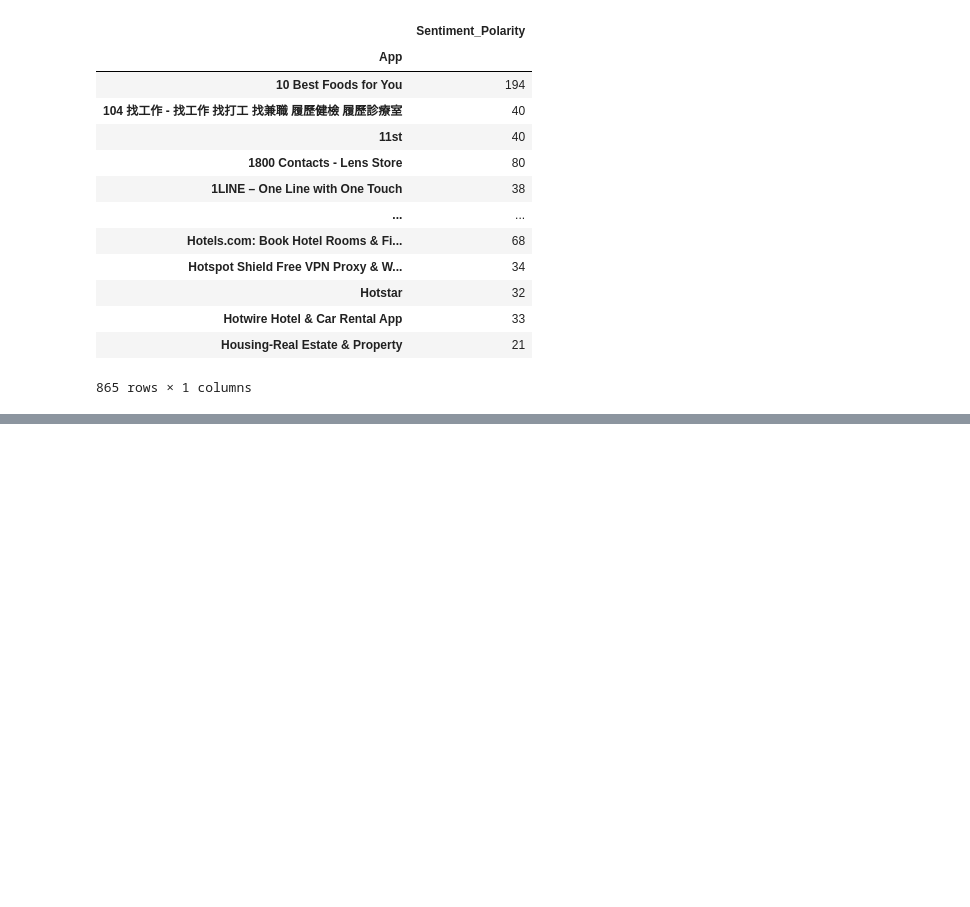
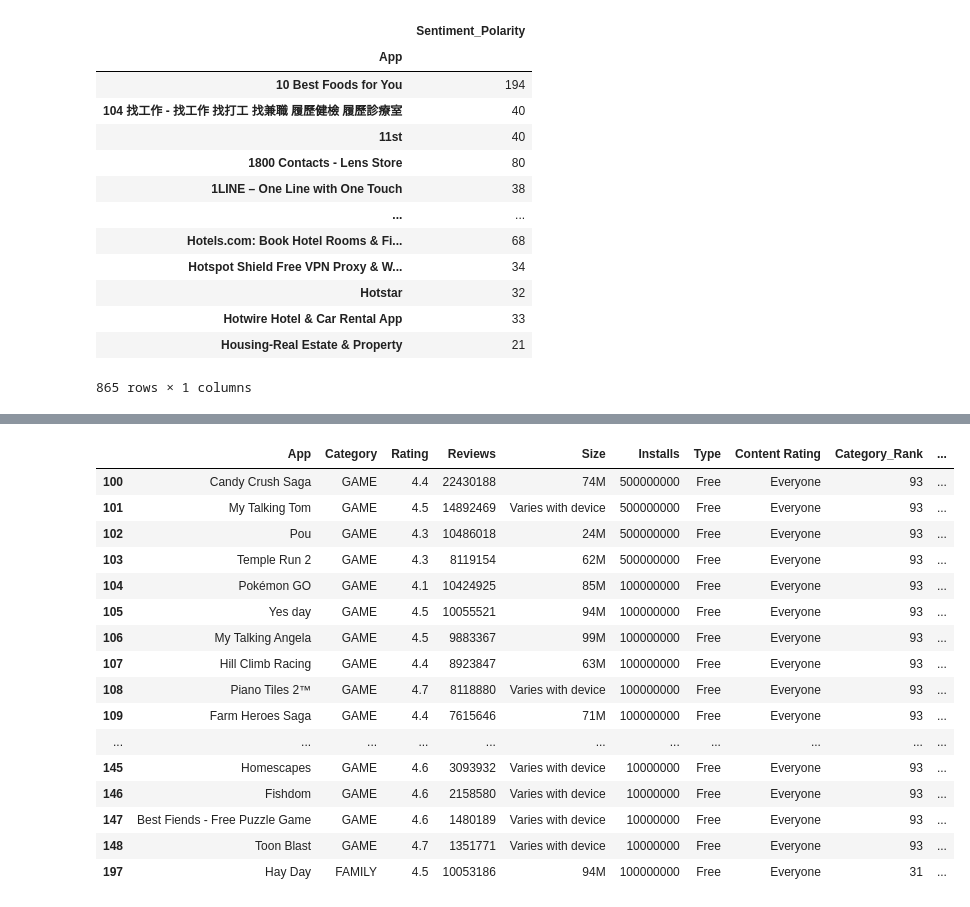
Before and after one commit to infoshareacademy/jdszr6-grupa-bez-nazwy, a Jupyter notebook: Python_project/Develop.ipynb, the cells around one changed output, grey strips where cells are left out. Cells and saved outputs as stored; diff of their text form; code cells hidden in the pictures; blank space fills up the shorter version.

Commit message:
pre-eleminary total counts for most popular application - scorecard

```diff
--- a/Python_project/Develop.ipynb
+++ b/Python_project/Develop.ipynb
@@ -90,3 +78,6 @@ d.iloc[:,:2].sort_values(["App"], ascending=False)
 | 2 | ENTERTAINMENT | 2 |
 | 9 | NEWS_AND_MAGAZINES | 1 |
 | 7 | LIFESTYLE | 1 |
+# %%
+file  = pd.merge(pop, cat_rank, on='Category')
+file
@@ -100,3 +107,6 @@ d.iloc[:,:2].sort_values(["App"], ascending=False)
 | 3 | Teen | 64 |
 | 1 | Everyone 10+ | 21 |
 | 2 | Mature 17+ | 14 |
+# %%
+file  = pd.merge(file, content_rank, on='Content Rating')
+file
@@ -179,0 +237,6 @@ final_file.fillna(0)
+# %%
+suma = file['Category_Rank'] + file['Content_Rank']
+total_2 = pd.Series(suma)
+frame_2 = {'Total':total_2}
+total_frame_2 = pd.DataFrame(frame_2)
+total_frame_2
@@ -179,0 +257,22 @@ final_file.fillna(0)
+# %%
+file['Total'] = total_frame_2
+file.sort_values(['Total', 'Installs', 'Reviews'], ascending=False).iloc[:50]
+#dopiero 50 apka ma inny total
+# %% [output]
+|  | App | Category | Rating | Reviews | Size | Installs | Type | Content Rating | Category_Rank | ... |
+| 100 | Candy Crush Saga | GAME | 4.4 | 22430188 | 74M | 500000000 | Free | Everyone | 93 | ... |
+| 101 | My Talking Tom | GAME | 4.5 | 14892469 | Varies with device | 500000000 | Free | Everyone | 93 | ... |
+| 102 | Pou | GAME | 4.3 | 10486018 | 24M | 500000000 | Free | Everyone | 93 | ... |
+| 103 | Temple Run 2 | GAME | 4.3 | 8119154 | 62M | 500000000 | Free | Everyone | 93 | ... |
+| 104 | Pokémon GO | GAME | 4.1 | 10424925 | 85M | 100000000 | Free | Everyone | 93 | ... |
+| 105 | Yes day | GAME | 4.5 | 10055521 | 94M | 100000000 | Free | Everyone | 93 | ... |
+| 106 | My Talking Angela | GAME | 4.5 | 9883367 | 99M | 100000000 | Free | Everyone | 93 | ... |
+| 107 | Hill Climb Racing | GAME | 4.4 | 8923847 | 63M | 100000000 | Free | Everyone | 93 | ... |
+| 108 | Piano Tiles 2™ | GAME | 4.7 | 8118880 | Varies with device | 100000000 | Free | Everyone | 93 | ... |
+| 109 | Farm Heroes Saga | GAME | 4.4 | 7615646 | 71M | 100000000 | Free | Everyone | 93 | ... |
+| ... | ... | ... | ... | ... | ... | ... | ... | ... | ... | ... |
+| 145 | Homescapes | GAME | 4.6 | 3093932 | Varies with device | 10000000 | Free | Everyone | 93 | ... |
+| 146 | Fishdom | GAME | 4.6 | 2158580 | Varies with device | 10000000 | Free | Everyone | 93 | ... |
+| 147 | Best Fiends - Free Puzzle Game | GAME | 4.6 | 1480189 | Varies with device | 10000000 | Free | Everyone | 93 | ... |
+| 148 | Toon Blast | GAME | 4.7 | 1351771 | Varies with device | 10000000 | Free | Everyone | 93 | ... |
+| 197 | Hay Day | FAMILY | 4.5 | 10053186 | 94M | 100000000 | Free | Everyone | 31 | ... |
```
Also changed, not shown: parts of 13 cells of this notebook, 1 other file.
